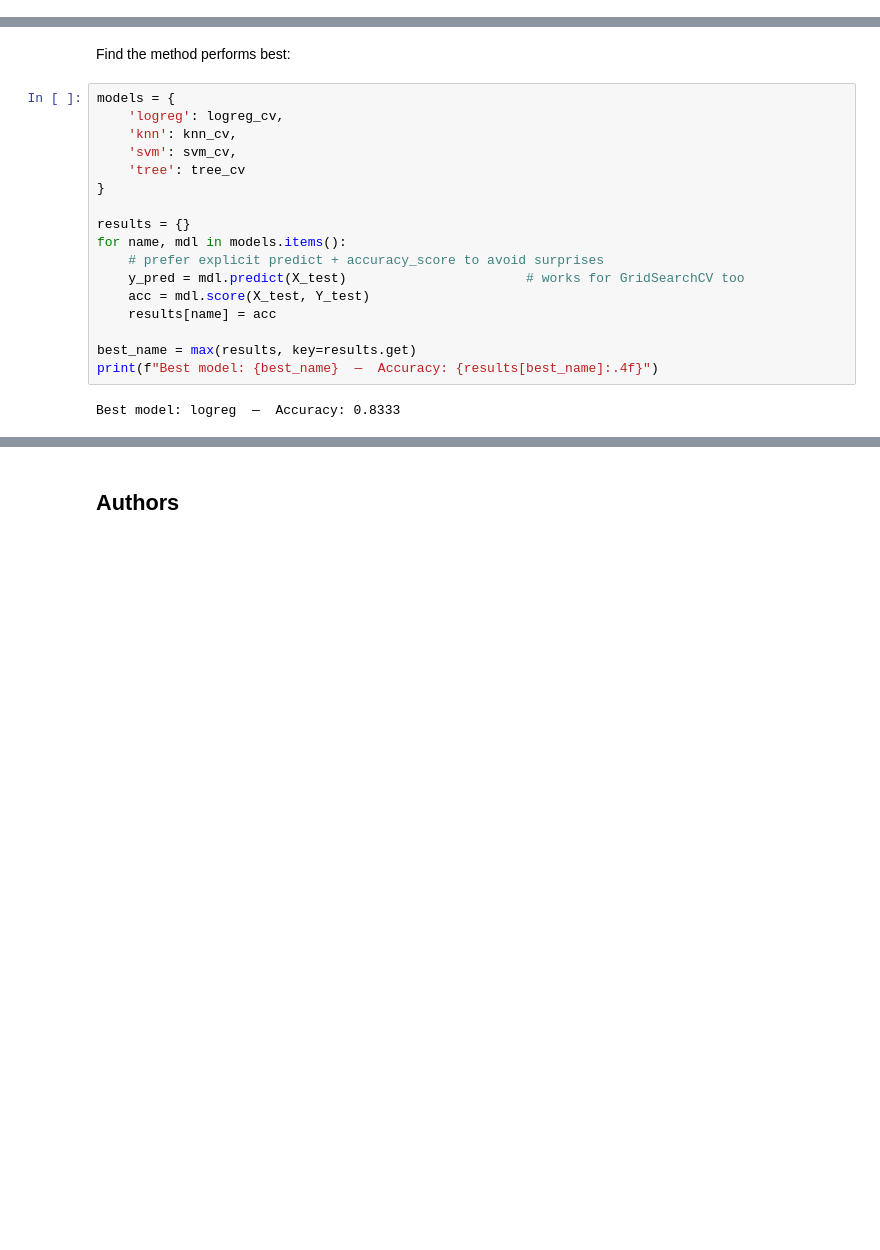
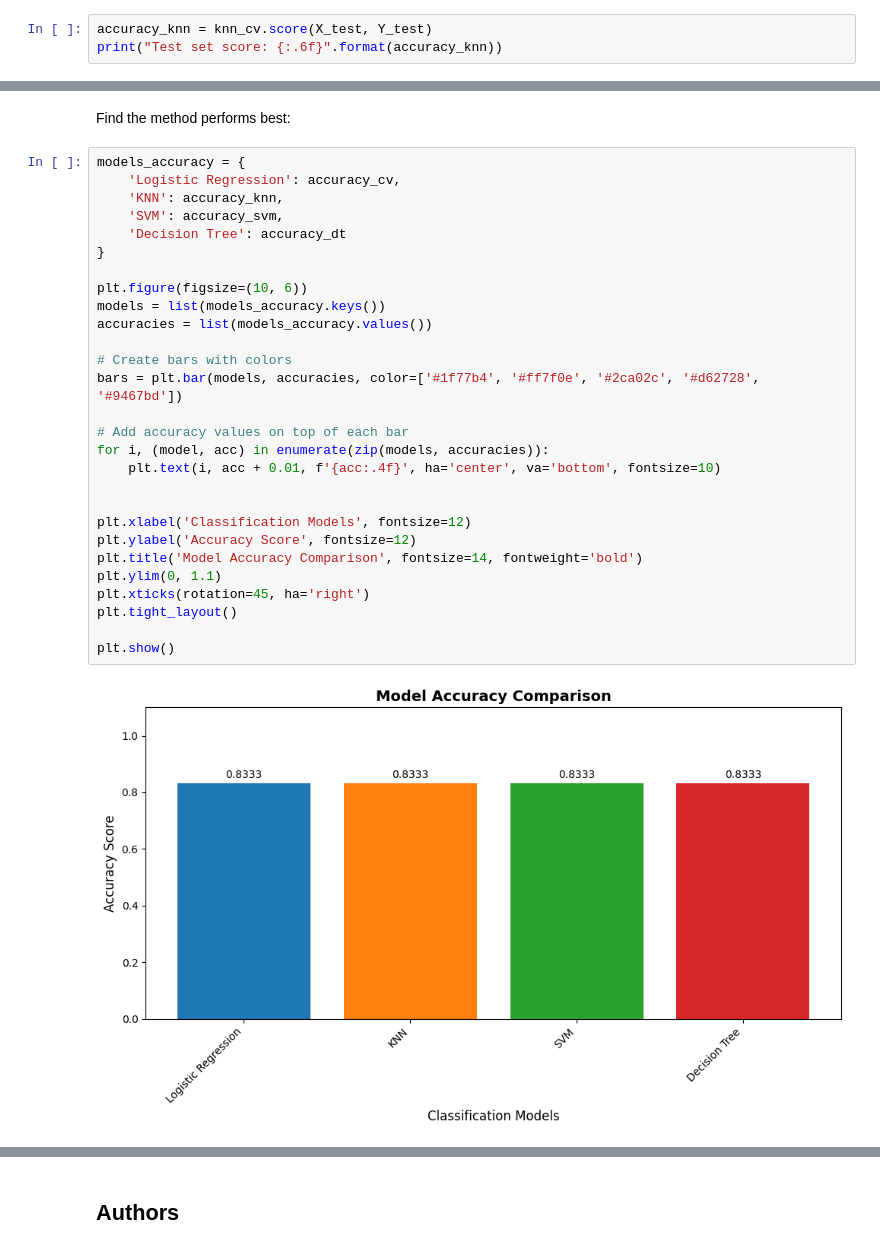
Before and after one commit to sjain600/IBM-Capstone-Project, a Jupyter notebook: SpaceX-Machine-Learning-Prediction-Part-5-v1.ipynb, the cells around one changed output, grey strips where cells are left out. Cells and saved outputs as stored; diff of their text form; blank space fills up the shorter version.

```diff
--- a/SpaceX-Machine-Learning-Prediction-Part-5-v1.ipynb
+++ b/SpaceX-Machine-Learning-Prediction-Part-5-v1.ipynb
@@ -364,0 +355,3 @@ Acccuracy: 0.8333333333333334
+# %%
+accuracy_knn = knn_cv.score(X_test, Y_test)
+print("Test set score: {:.6f}".format(accuracy_knn))
@@ -373,22 +368,33 @@ plot_confusion_matrix(Y_test,yhat)
 ## TASK  12
 # %% [markdown]
 Find the method performs best:
-# %%
-models = {
-    'logreg': logreg_cv,
-    'knn': knn_cv,
-    'svm': svm_cv,
-    'tree': tree_cv
-}
-
-results = {}
-for name, mdl in models.items():
-    # prefer explicit predict + accuracy_score to avoid surprises
-    y_pred = mdl.predict(X_test)                       # works for GridSearchCV too
-    acc = mdl.score(X_test, Y_test)
-    results[name] = acc
-
-best_name = max(results, key=results.get)
-print(f"Best model: {best_name}  —  Accuracy: {results[best_name]:.4f}")
-# %% [output]
-Best model: logreg  —  Accuracy: 0.8333
+# %%
+models_accuracy = {
+    'Logistic Regression': accuracy_cv,
+    'KNN': accuracy_knn,
+    'SVM': accuracy_svm,
+    'Decision Tree': accuracy_dt
+}
+
+plt.figure(figsize=(10, 6))
+models = list(models_accuracy.keys())
+accuracies = list(models_accuracy.values())
+
+# Create bars with colors
+bars = plt.bar(models, accuracies, color=['#1f77b4', '#ff7f0e', '#2ca02c', '#d62728', '#9467bd'])
+
+# Add accuracy values on top of each bar
+for i, (model, acc) in enumerate(zip(models, accuracies)):
+    plt.text(i, acc + 0.01, f'{acc:.4f}', ha='center', va='bottom', fontsize=10)
+
+
+plt.xlabel('Classification Models', fontsize=12)
+plt.ylabel('Accuracy Score', fontsize=12)
+plt.title('Model Accuracy Comparison', fontsize=14, fontweight='bold')
+plt.ylim(0, 1.1)
+plt.xticks(rotation=45, ha='right')
+plt.tight_layout()
+
+plt.show()
+# %% [output]
+[figure, added]
```
Also changed, not shown: parts of 24 cells of this notebook.
